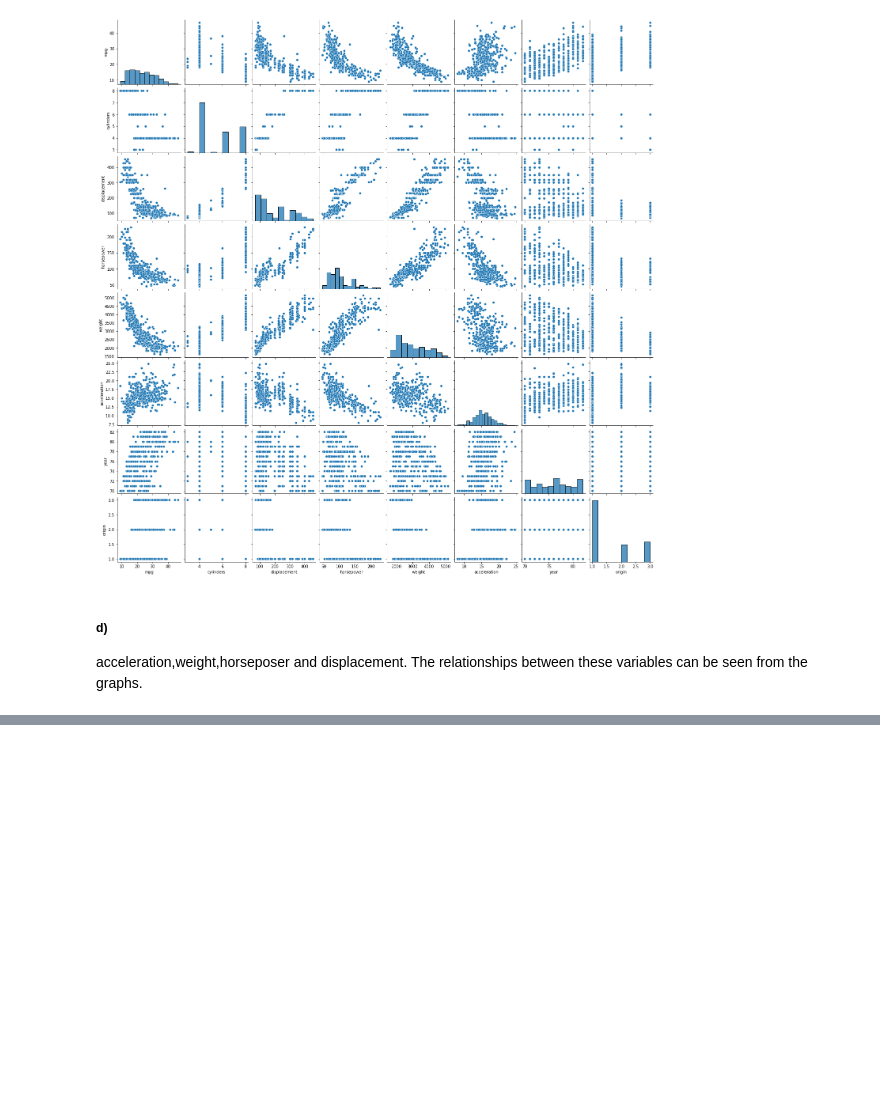
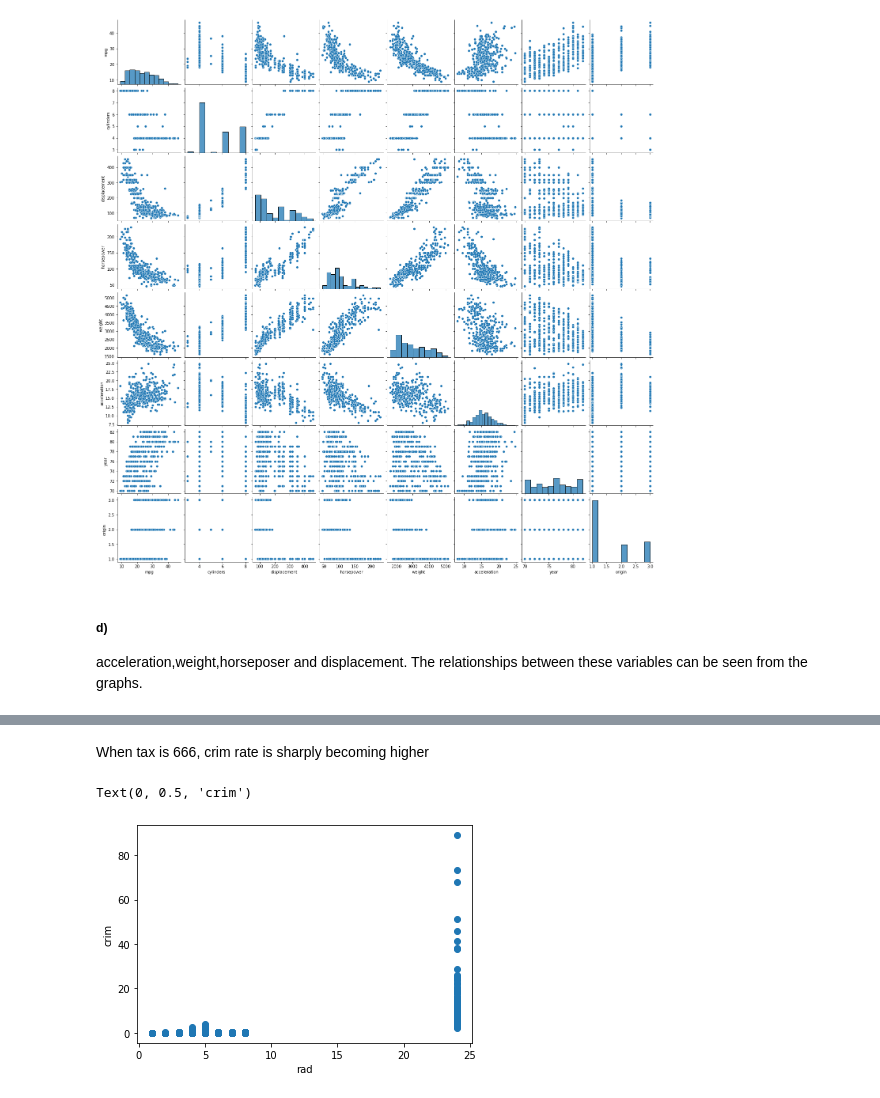
Before and after one commit to MehmetKorkut/ISLR, a Jupyter notebook: ISLR.ipynb, the cells around one changed output, grey strips where cells are left out. Cells and saved outputs as stored; diff of their text form; code cells hidden in the pictures; blank space fills up the shorter version.

```diff
--- a/ISLR.ipynb
+++ b/ISLR.ipynb
@@ -294,0 +366,10 @@ acceleration,weight,horseposer and displacement. The relationships between these
+# %% [markdown]
+When tax is 666, crim rate is sharply becoming higher
+# %%
+#Scatter2
+plt.scatter(dfb['rad'],dfb['crim'])
+plt.xlabel('rad')
+plt.ylabel('crim')
+# %% [output]
+Text(0, 0.5, 'crim')
+[figure, added]
```
Also changed, not shown: parts of 24 cells of this notebook.
